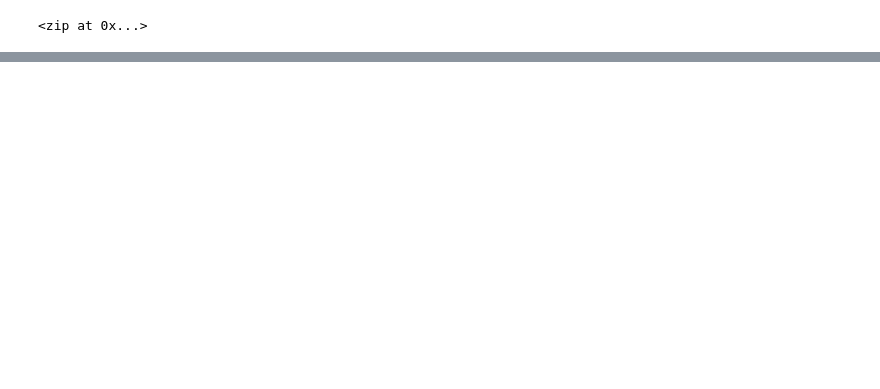
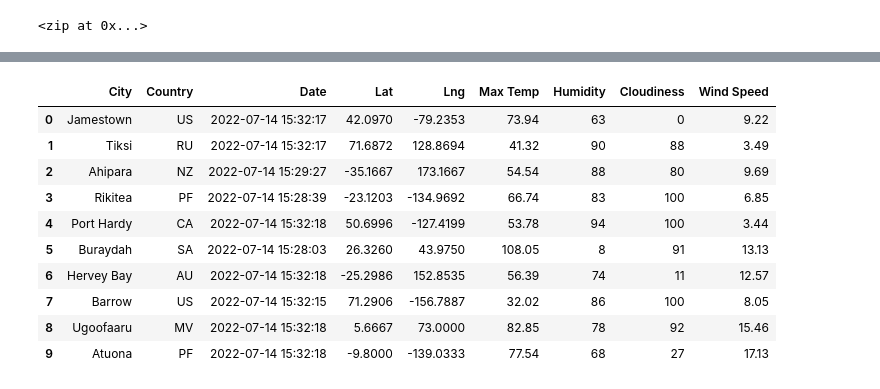
Before and after one commit to Juanamct/World_Weather_Analysis, a Jupyter notebook: WeatherPy.ipynb, the cells around one changed output, grey strips where cells are left out. Drawn from its saved outputs; the diff is of its cells as text; code cells hidden in the pictures; blank space fills up the shorter version.

```diff
--- a/WeatherPy.ipynb
+++ b/WeatherPy.ipynb
@@ -181,0 +172,21 @@ KeyError: "None of [Index(['1', '8', '10', '2', '3', '4', '5', '6', '7'], dtype=
+# %%
+# Reorder the columns: City, Country, Date, Lat, Lng, Max Temp,
+# Humidity, Cloudiness, and Wind Speed, so they are easy to read.
+new_column_order = ["City", "Country", "Date", "Lat",
+                    "Lng","Max Temp", "Humidity", "Cloudiness", "Wind Speed"]
+
+# Assign a new or the same DataFrame with new colum order
+city_data_df = city_data_df[new_column_order]
+city_data_df.head(10)
+# %% [output]
+|  | City | Country | Date | Lat | Lng | Max Temp | Humidity | Cloudiness | Wind Speed |
+| 0 | Jamestown | US | 2022-07-14 15:32:17 | 42.0970 | -79.2353 | 73.94 | 63 | 0 | 9.22 |
+| 1 | Tiksi | RU | 2022-07-14 15:32:17 | 71.6872 | 128.8694 | 41.32 | 90 | 88 | 3.49 |
+| 2 | Ahipara | NZ | 2022-07-14 15:29:27 | -35.1667 | 173.1667 | 54.54 | 88 | 80 | 9.69 |
+| 3 | Rikitea | PF | 2022-07-14 15:28:39 | -23.1203 | -134.9692 | 66.74 | 83 | 100 | 6.85 |
+| 4 | Port Hardy | CA | 2022-07-14 15:32:18 | 50.6996 | -127.4199 | 53.78 | 94 | 100 | 3.44 |
+| 5 | Buraydah | SA | 2022-07-14 15:28:03 | 26.3260 | 43.9750 | 108.05 | 8 | 91 | 13.13 |
+| 6 | Hervey Bay | AU | 2022-07-14 15:32:18 | -25.2986 | 152.8535 | 56.39 | 74 | 11 | 12.57 |
+| 7 | Barrow | US | 2022-07-14 15:32:15 | 71.2906 | -156.7887 | 32.02 | 86 | 100 | 8.05 |
+| 8 | Ugoofaaru | MV | 2022-07-14 15:32:18 | 5.6667 | 73.0000 | 82.85 | 78 | 92 | 15.46 |
+| 9 | Atuona | PF | 2022-07-14 15:32:18 | -9.8000 | -139.0333 | 77.54 | 68 | 27 | 17.13 |
```
Also changed, not shown: parts of 14 cells of this notebook.
